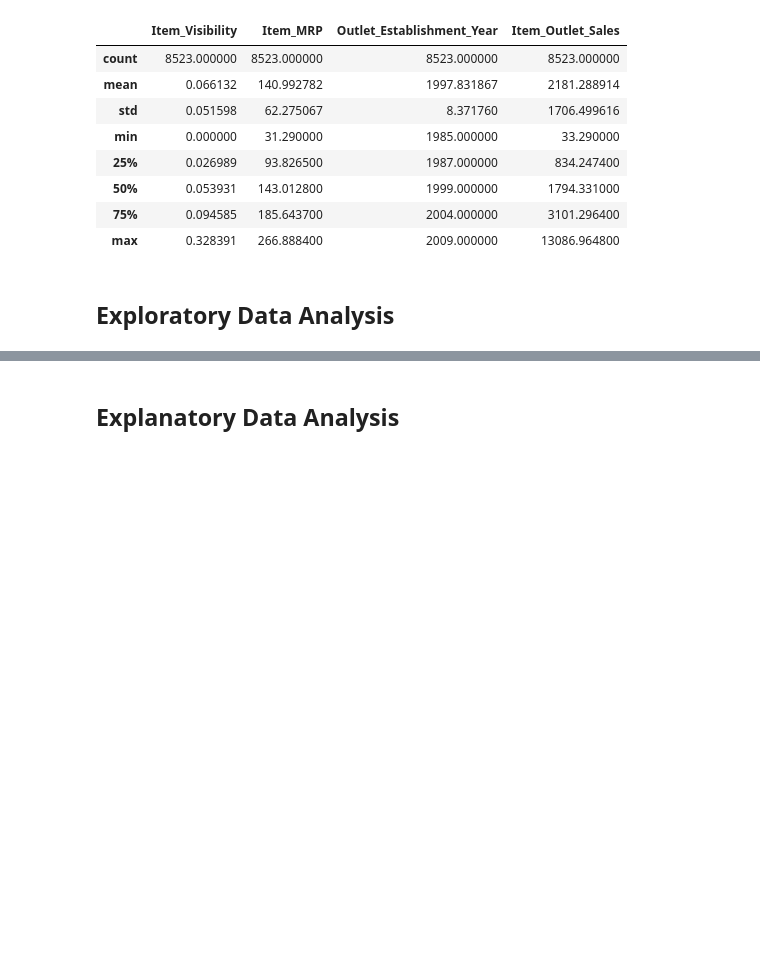
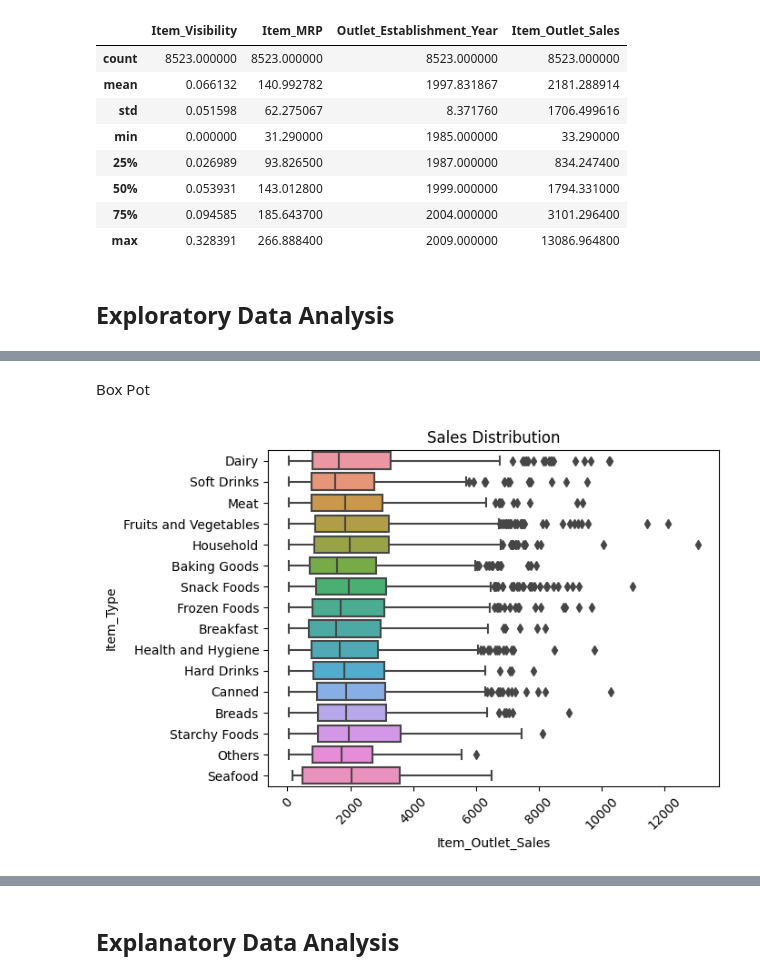
Before and after one commit to DPatt365/Prediction-of-Product-Sales, a Jupyter notebook: SalesPrediction(Project1).ipynb, the cells around one changed output, grey strips where cells are left out. Drawn from its saved outputs; the diff is of its cells as text; code cells hidden in the pictures; blank space fills up the shorter version.

```diff
--- a/SalesPrediction(Project1).ipynb
+++ b/SalesPrediction(Project1).ipynb
@@ -213,0 +240,8 @@ df_sales.describe(include="number")
+# %% [markdown]
+Box Pot
+# %%
+ax = sns.boxplot(x='Item_Outlet_Sales', y='Item_Type', data=df_sales)
+ax.tick_params(axis='x', rotation=45)
+ax.set_title('Sales Distribution');
+# %% [output]
+[figure, added]
```
Also changed, not shown: parts of 9 cells of this notebook.
